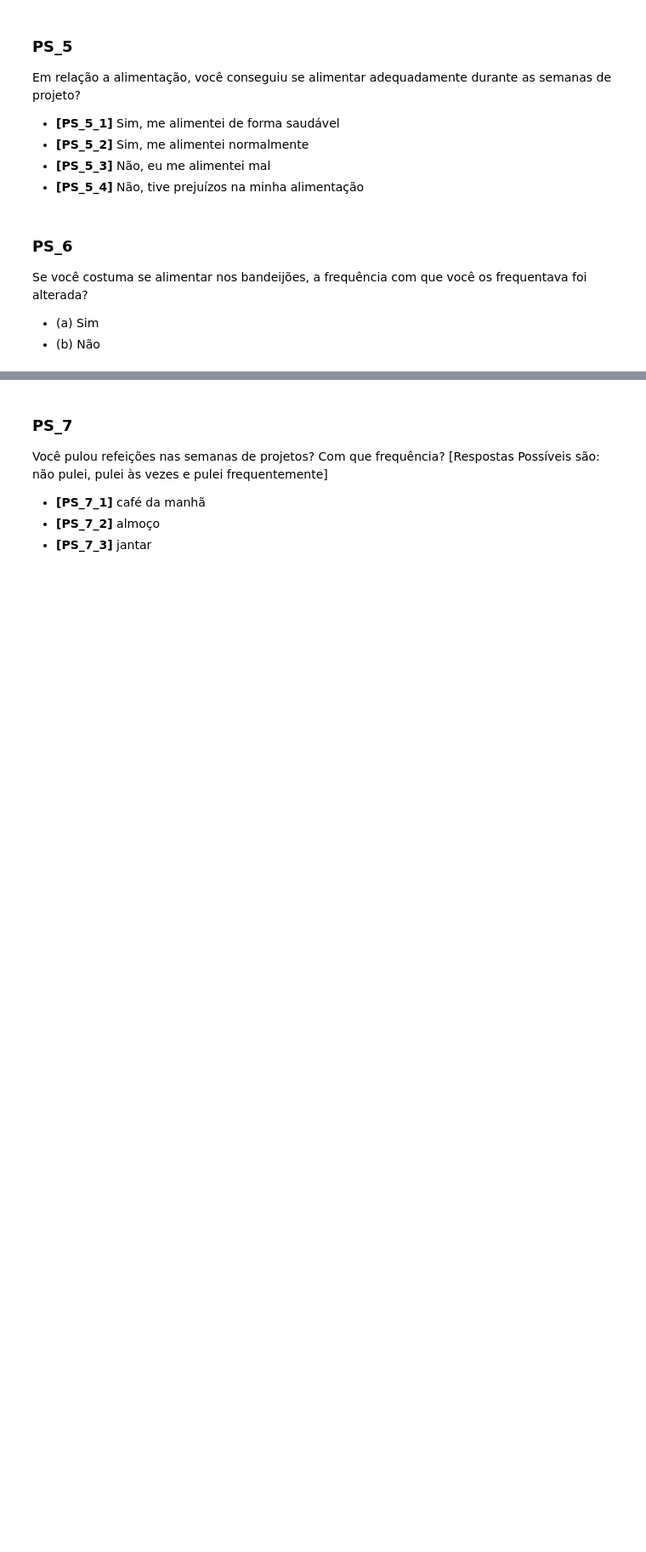
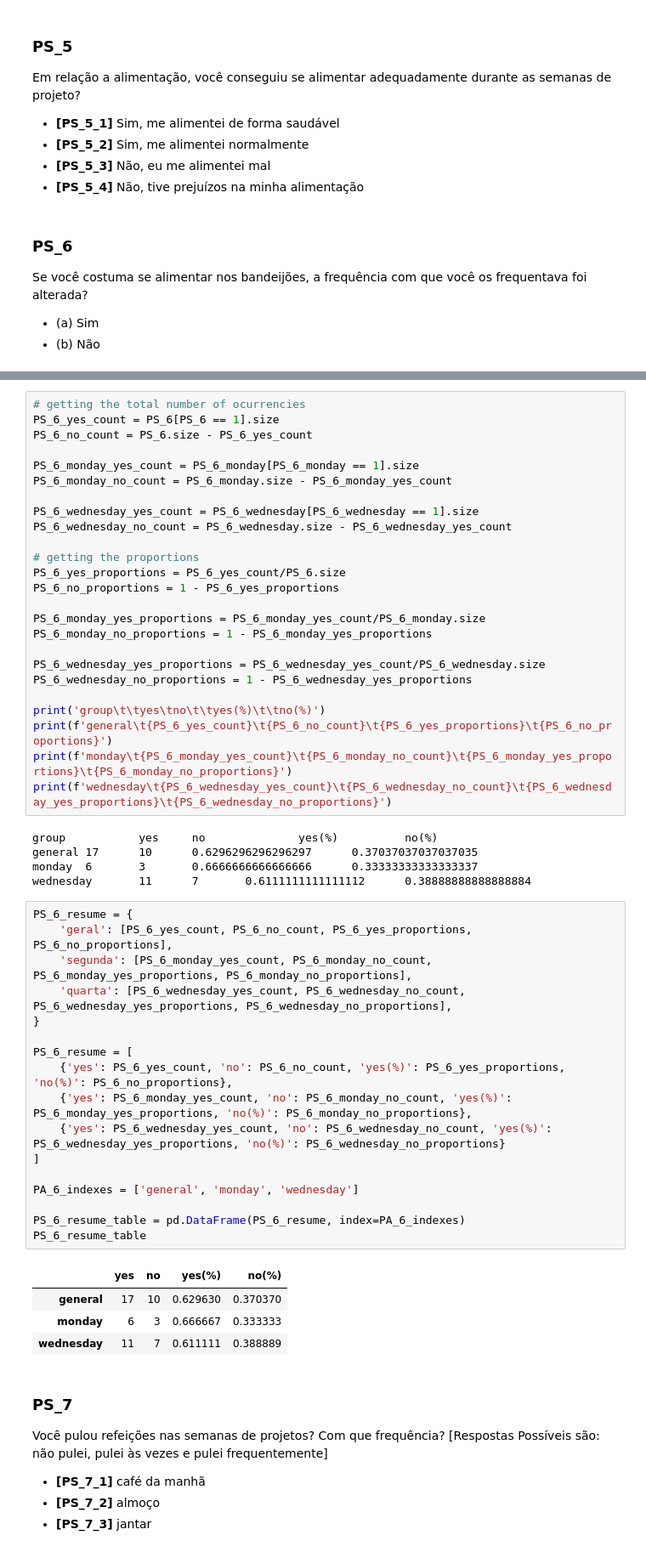
Before and after one commit to henriqueedu2001/pcs3635-health-research-data-analysis, a Jupyter notebook: analisys.ipynb, the cells around one changed output, grey strips where cells are left out. Shown at 85% size. Drawn from its saved outputs; the diff is of its cells as text; blank space fills up the shorter version.

```diff
--- a/analisys.ipynb
+++ b/analisys.ipynb
@@ -800,3 +812,55 @@ Se você costuma se alimentar nos bandeijões, a frequência com que você os fr
+# %%
+# getting the total number of ocurrencies
+PS_6_yes_count = PS_6[PS_6 == 1].size
+PS_6_no_count = PS_6.size - PS_6_yes_count
+
+PS_6_monday_yes_count = PS_6_monday[PS_6_monday == 1].size
+PS_6_monday_no_count = PS_6_monday.size - PS_6_monday_yes_count
+
+PS_6_wednesday_yes_count = PS_6_wednesday[PS_6_wednesday == 1].size
+PS_6_wednesday_no_count = PS_6_wednesday.size - PS_6_wednesday_yes_count
+
+# getting the proportions
+PS_6_yes_proportions = PS_6_yes_count/PS_6.size
+PS_6_no_proportions = 1 - PS_6_yes_proportions
+
+PS_6_monday_yes_proportions = PS_6_monday_yes_count/PS_6_monday.size
+PS_6_monday_no_proportions = 1 - PS_6_monday_yes_proportions
+
+PS_6_wednesday_yes_proportions = PS_6_wednesday_yes_count/PS_6_wednesday.size
+PS_6_wednesday_no_proportions = 1 - PS_6_wednesday_yes_proportions
+
+print('group\t\tyes\tno\t\tyes(%)\t\tno(%)')
+print(f'general\t{PS_6_yes_count}\t{PS_6_no_count}\t{PS_6_yes_proportions}\t{PS_6_no_proportions}')
+print(f'monday\t{PS_6_monday_yes_count}\t{PS_6_monday_no_count}\t{PS_6_monday_yes_proportions}\t{PS_6_monday_no_proportions}')
+print(f'wednesday\t{PS_6_wednesday_yes_count}\t{PS_6_wednesday_no_count}\t{PS_6_wednesday_yes_proportions}\t{PS_6_wednesday_no_proportions}')
+# %% [output]
+group           yes     no              yes(%)          no(%)
+general 17      10      0.6296296296296297      0.37037037037037035
+monday  6       3       0.6666666666666666      0.33333333333333337
+wednesday       11      7       0.6111111111111112      0.38888888888888884
+# %%
+PS_6_resume = {
+    'geral': [PS_6_yes_count, PS_6_no_count, PS_6_yes_proportions, PS_6_no_proportions],
+    'segunda': [PS_6_monday_yes_count, PS_6_monday_no_count, PS_6_monday_yes_proportions, PS_6_monday_no_proportions],
+    'quarta': [PS_6_wednesday_yes_count, PS_6_wednesday_no_count, PS_6_wednesday_yes_proportions, PS_6_wednesday_no_proportions],
+}
+
+PS_6_resume = [
+    {'yes': PS_6_yes_count, 'no': PS_6_no_count, 'yes(%)': PS_6_yes_proportions, 'no(%)': PS_6_no_proportions},
+    {'yes': PS_6_monday_yes_count, 'no': PS_6_monday_no_count, 'yes(%)': PS_6_monday_yes_proportions, 'no(%)': PS_6_monday_no_proportions},
+    {'yes': PS_6_wednesday_yes_count, 'no': PS_6_wednesday_no_count, 'yes(%)': PS_6_wednesday_yes_proportions, 'no(%)': PS_6_wednesday_no_proportions}
+]
+
+PA_6_indexes = ['general', 'monday', 'wednesday']
+
+PS_6_resume_table = pd.DataFrame(PS_6_resume, index=PA_6_indexes)
+PS_6_resume_table
+# %% [output]
+|  | yes | no | yes(%) | no(%) |
+| general | 17 | 10 | 0.629630 | 0.370370 |
+| monday | 6 | 3 | 0.666667 | 0.333333 |
+| wednesday | 11 | 7 | 0.611111 | 0.388889 |
 # %% [markdown]
 ### PS_7
 Você pulou refeições nas semanas de projetos? Com que frequência? [Respostas Possíveis são: não pulei, pulei às vezes e pulei frequentemente]
```
Also changed, not shown: parts of 12 cells of this notebook.
